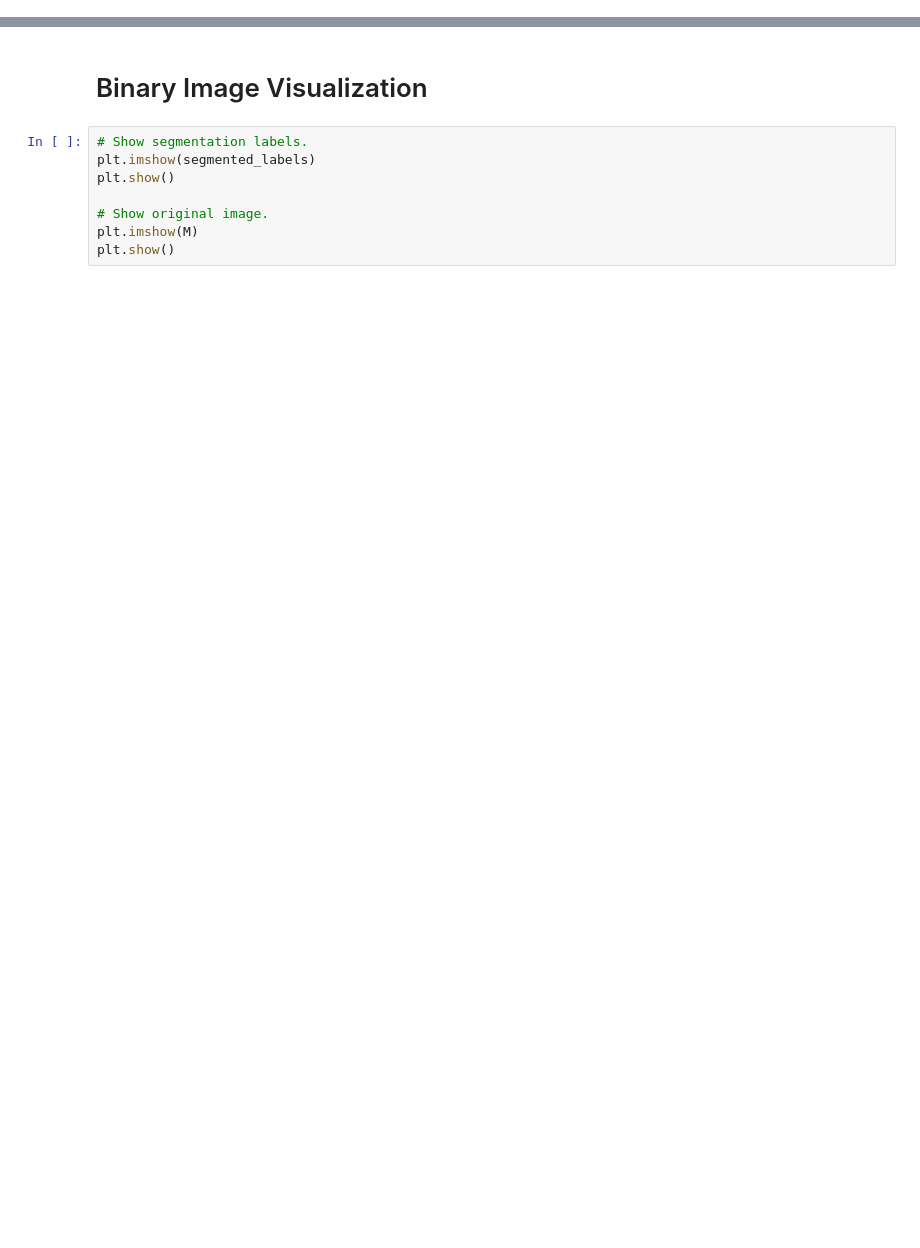
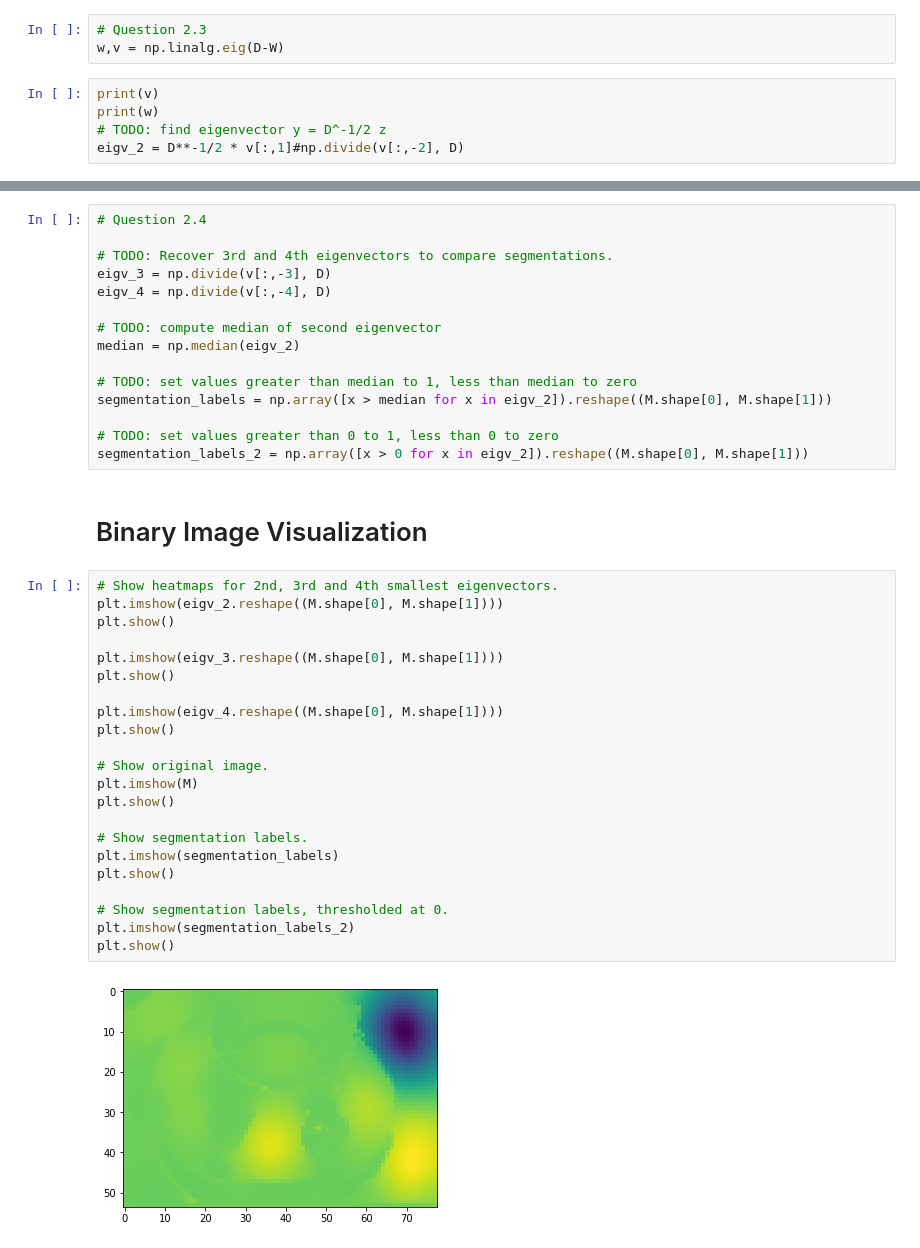
Before and after one commit to vighneshiyer/ee227a, a Jupyter notebook: hw/hw2/image_seg.ipynb, the cells around one changed output, grey strips where cells are left out. Drawn from its saved outputs; the diff is of its cells as text; blank space fills up the shorter version.

```diff
--- a/hw/hw2/image_seg.ipynb
+++ b/hw/hw2/image_seg.ipynb
@@ -32,0 +77,8 @@ segmentation_labels = None
+# %%
+# Question 2.3
+w,v = np.linalg.eig(D-W)
+# %%
+print(v)
+print(w)
+# TODO: find eigenvector y = D^-1/2 z
+eigv_2 = D**-1/2 * v[:,1]#np.divide(v[:,-2], D)
@@ -33,10 +101,41 @@ segmentation_labels = None
+# %%
+# Question 2.4
+
+# TODO: Recover 3rd and 4th eigenvectors to compare segmentations.
+eigv_3 = np.divide(v[:,-3], D)
+eigv_4 = np.divide(v[:,-4], D)
+
+# TODO: compute median of second eigenvector
+median = np.median(eigv_2)
+
+# TODO: set values greater than median to 1, less than median to zero
+segmentation_labels = np.array([x > median for x in eigv_2]).reshape((M.shape[0], M.shape[1]))
+
+# TODO: set values greater than 0 to 1, less than 0 to zero
+segmentation_labels_2 = np.array([x > 0 for x in eigv_2]).reshape((M.shape[0], M.shape[1]))
 # %% [markdown]
 # Binary Image Visualization
-# %%
-# Show segmentation labels.
-plt.imshow(segmented_labels)
-plt.show()
-
-# Show original image.
-plt.imshow(M)
-plt.show()
+# %%
+# Show heatmaps for 2nd, 3rd and 4th smallest eigenvectors.
+plt.imshow(eigv_2.reshape((M.shape[0], M.shape[1])))
+plt.show()
+
+plt.imshow(eigv_3.reshape((M.shape[0], M.shape[1])))
+plt.show()
+
+plt.imshow(eigv_4.reshape((M.shape[0], M.shape[1])))
+plt.show()
+
+# Show original image.
+plt.imshow(M)
+plt.show()
+
+# Show segmentation labels.
+plt.imshow(segmentation_labels)
+plt.show()
+
+# Show segmentation labels, thresholded at 0.
+plt.imshow(segmentation_labels_2)
+plt.show()
+# %% [output]
+[figure, added]
```
Also changed, not shown: parts of 7 cells of this notebook, 4 other files.
